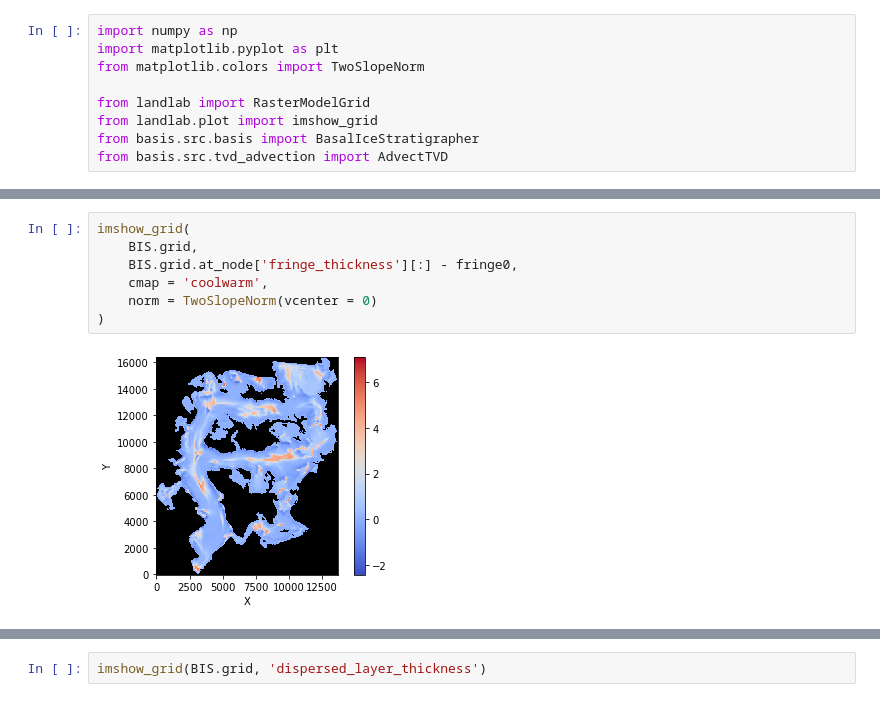
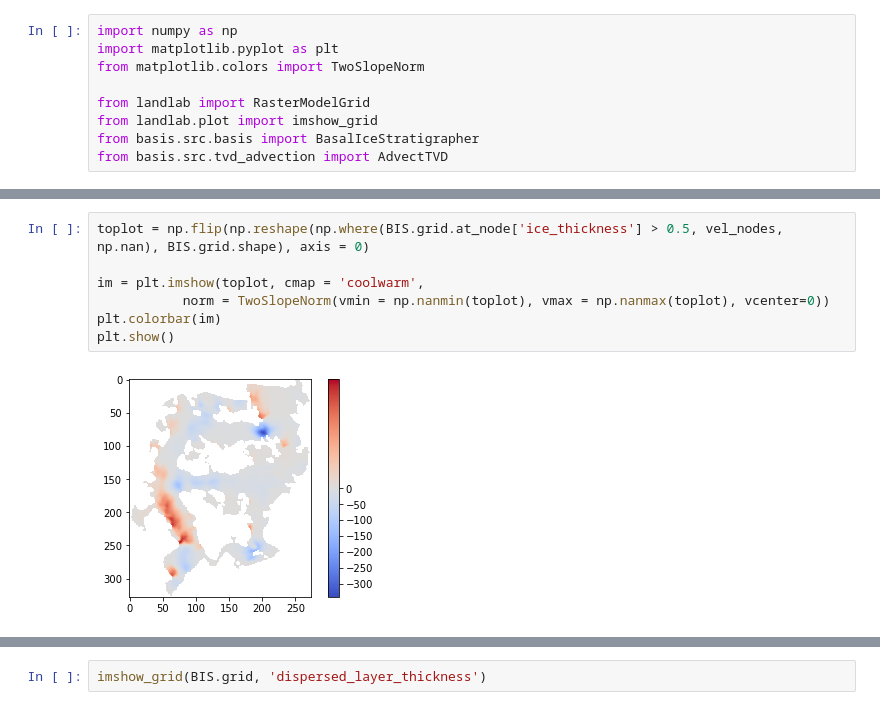
Before and after one commit to ethan-pierce/mendenhall-glacier, a Jupyter notebook: prototype-advection.ipynb, the cells around one changed output, grey strips where cells are left out. Drawn from its saved outputs; the diff is of its cells as text.

```diff
--- a/prototype-advection.ipynb
+++ b/prototype-advection.ipynb
@@ -174,9 +296,9 @@ Qd = 107.852754933
-# %%
-imshow_grid(
-    BIS.grid,
-    BIS.grid.at_node['fringe_thickness'][:] - fringe0,
-    cmap = 'coolwarm',
-    norm = TwoSlopeNorm(vcenter = 0)
-)
-# %% [output]
-[figure, removed]
+# %%
+toplot = np.flip(np.reshape(np.where(BIS.grid.at_node['ice_thickness'] > 0.5, vel_nodes, np.nan), BIS.grid.shape), axis = 0)
+
+im = plt.imshow(toplot, cmap = 'coolwarm',
+           norm = TwoSlopeNorm(vmin = np.nanmin(toplot), vmax = np.nanmax(toplot), vcenter=0))
+plt.colorbar(im)
+plt.show()
+# %% [output]
+[figure, added]
```
Also changed, not shown: parts of 13 cells of this notebook, 2 other files.
